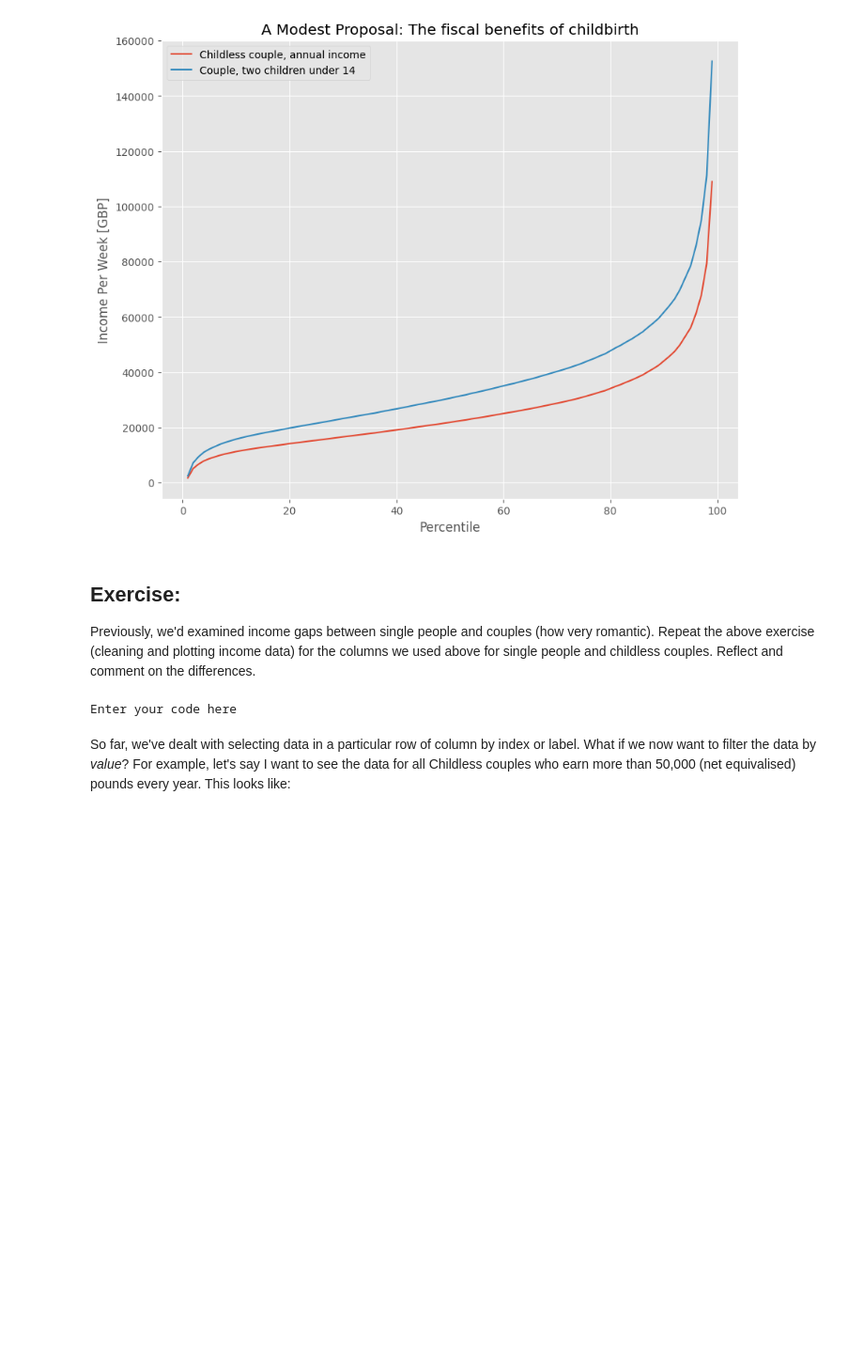
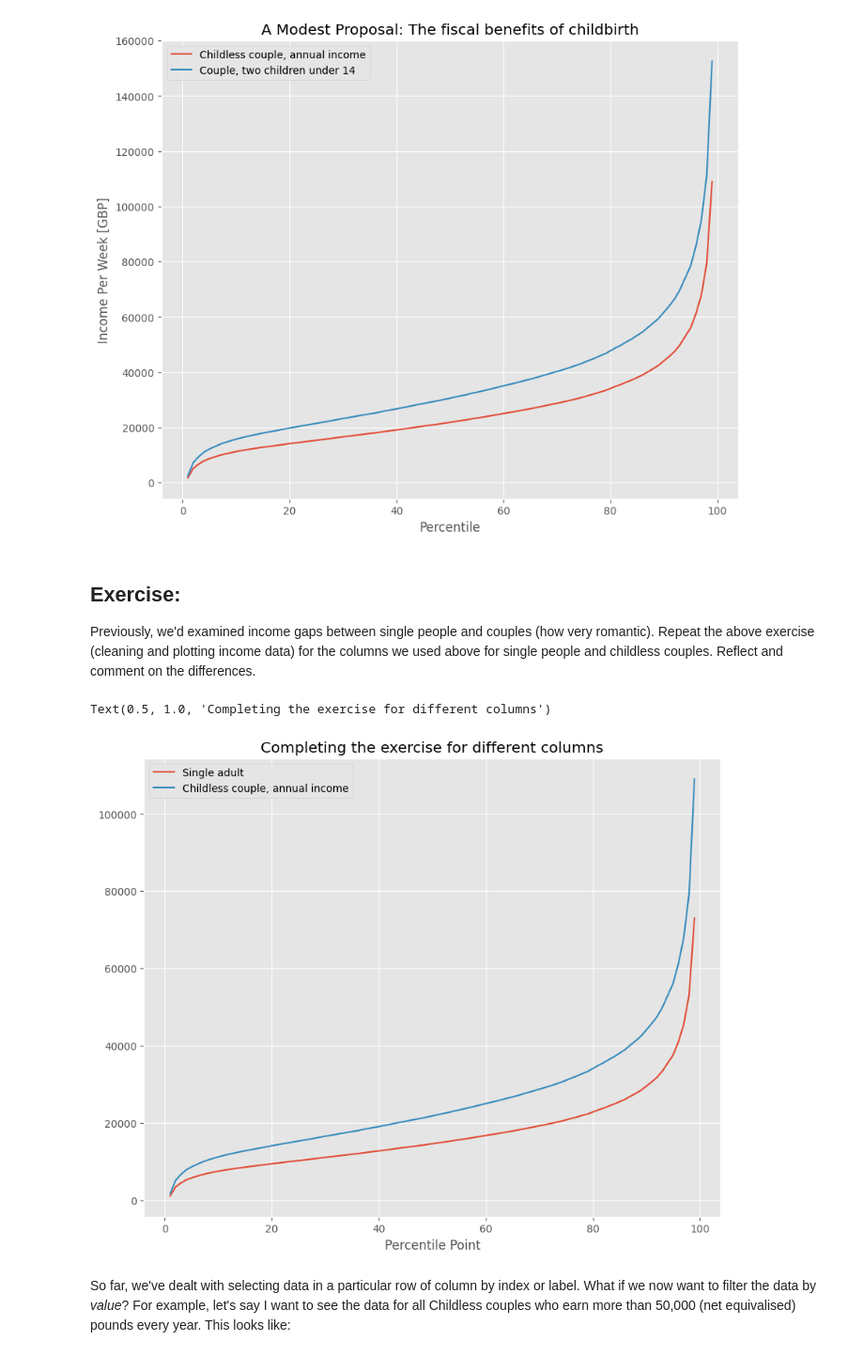
Before and after one commit to iliza5522/QM22, a Jupyter notebook: notebooks/W02. Pandas.ipynb, the cells around one changed output. Shown at 94% size. Cells and saved outputs as stored; diff of their text form; code cells hidden in the pictures; blank space fills up the shorter version.

```diff
--- a/notebooks/W02. Pandas.ipynb
+++ b/notebooks/W02. Pandas.ipynb
@@ -305,7 +305,3 @@ Text(0, 0.5, 'Income Per Week [GBP]')
 ## Exercise:
 
 Previously, we'd examined income gaps between single people and couples (how very romantic). Repeat the above exercise (cleaning and plotting income data) for the columns we used above for single people and childless couples. Reflect and comment on the differences.
-# %%
-print("Enter your code here")
-# %% [output]
-Enter your code here
@@ -313,0 +308,14 @@ Add your reflection here.
+# %%
+# print("Enter your code here")
+clean = income[['Single adult','Childless couple, annual income']]
+clean.head()
+
+clean=clean.replace(',', '', regex=True)
+clean = clean.replace('-', 'NaN', regex=True).astype('float')
+clean.head()
+
+clean.plot()
+plt.title('Completing the exercise for different columns')
+# %% [output]
+Text(0.5, 1.0, 'Completing the exercise for different columns')
+[figure, added]
```
Also changed, not shown: parts of 10 cells of this notebook.
